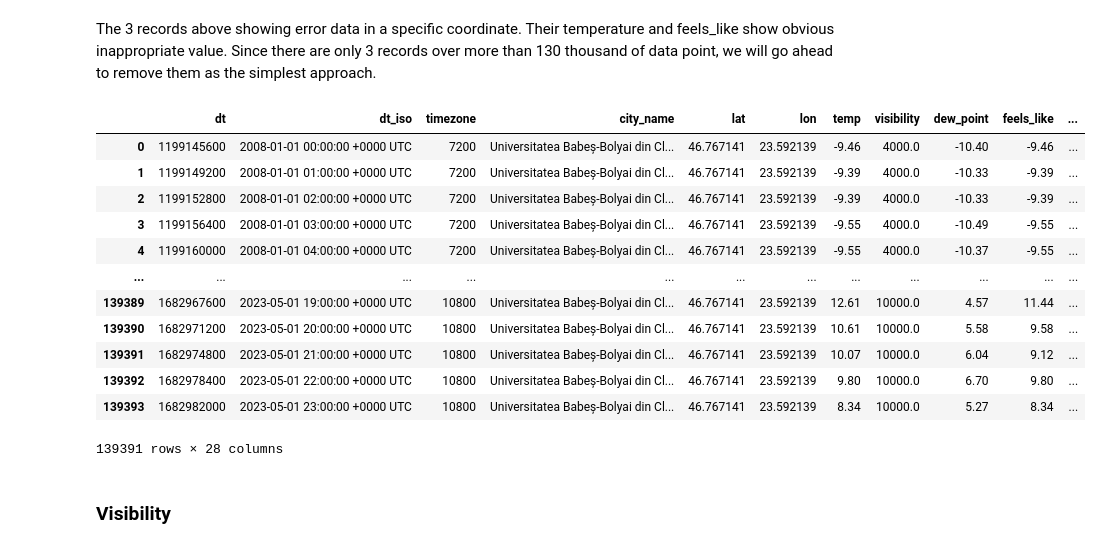
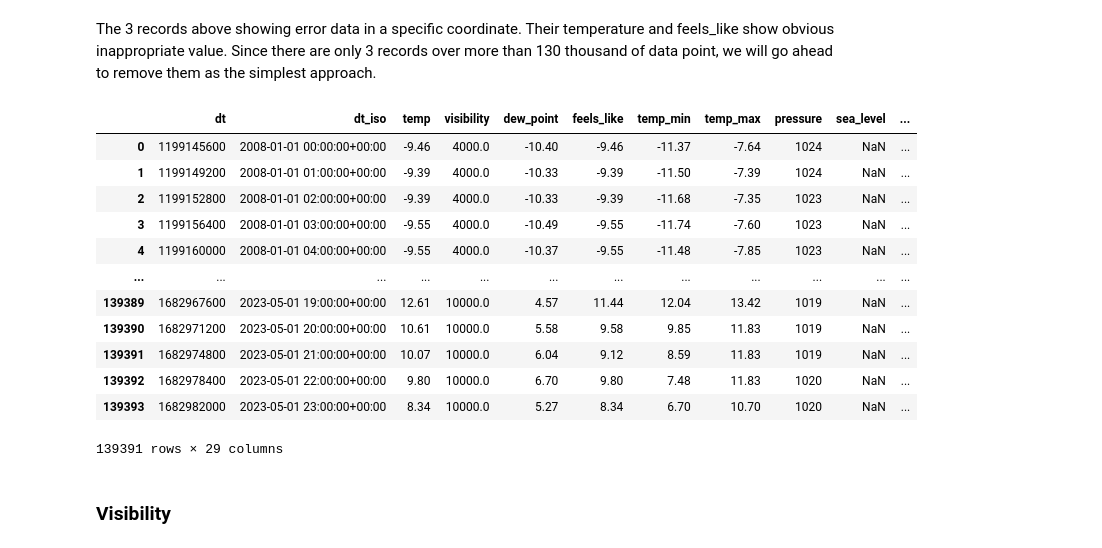
Before and after one commit to annvnt/tum-pads-weatherforcasting, a Jupyter notebook: main.ipynb, the cells around one changed output. Drawn from its saved outputs; the diff is of its cells as text; code cells hidden in the pictures.

```diff
--- a/main.ipynb
+++ b/main.ipynb
@@ -418,7 +418,7 @@ Unique values of lon are [23.592139]
 # %% [markdown]
 Except for the timezones, since Cluj-Napoca shifts time in Summer (Daylight saving time). We will, however, remove the others columns that are not necessary.
 # %%
-cleaned_df = df.drop(df.columns[2:6], axis=1).copy()
+cleaned_df = cleaned_df.drop(df.columns[2:6], axis=1).copy()
 cleaned_df
 # %% [output]
 |  | dt | dt_iso | temp | visibility | dew_point | feels_like | temp_min | temp_max | pressure | sea_level | ... |
@@ -474,22 +474,22 @@ outliers
 # %% [markdown]
 The 3 records above showing error data in a specific coordinate. Their temperature and feels_like show obvious inappropriate value. Since there are only 3 records over more than 130 thousand of data point, we will go ahead to remove them as the simplest approach.
 # %%
-cleaned_df = df.drop(outliers.index).copy()
+cleaned_df = cleaned_df.drop(outliers.index).copy()
 cleaned_df
 # %% [output]
-|  | dt | dt_iso | timezone | city_name | lat | lon | temp | visibility | dew_point | feels_like | ... |
-| 0 | 1199145600 | 2008-01-01 00:00:00 +0000 UTC | 7200 | Universitatea Babeș-Bolyai din Cl... | 46.767141 | 23.592139 | -9.46 | 4000.0 | -10.40 | -9.46 | ... |
-| 1 | 1199149200 | 2008-01-01 01:00:00 +0000 UTC | 7200 | Universitatea Babeș-Bolyai din Cl... | 46.767141 | 23.592139 | -9.39 | 4000.0 | -10.33 | -9.39 | ... |
-| 2 | 1199152800 | 2008-01-01 02:00:00 +0000 UTC | 7200 | Universitatea Babeș-Bolyai din Cl... | 46.767141 | 23.592139 | -9.39 | 4000.0 | -10.33 | -9.39 | ... |
-| 3 | 1199156400 | 2008-01-01 03:00:00 +0000 UTC | 7200 | Universitatea Babeș-Bolyai din Cl... | 46.767141 | 23.592139 | -9.55 | 4000.0 | -10.49 | -9.55 | ... |
-| 4 | 1199160000 | 2008-01-01 04:00:00 +0000 UTC | 7200 | Universitatea Babeș-Bolyai din Cl... | 46.767141 | 23.592139 | -9.55 | 4000.0 | -10.37 | -9.55 | ... |
+|  | dt | dt_iso | temp | visibility | dew_point | feels_like | temp_min | temp_max | pressure | sea_level | ... |
+| 0 | 1199145600 | 2008-01-01 00:00:00+00:00 | -9.46 | 4000.0 | -10.40 | -9.46 | -11.37 | -7.64 | 1024 | NaN | ... |
+| 1 | 1199149200 | 2008-01-01 01:00:00+00:00 | -9.39 | 4000.0 | -10.33 | -9.39 | -11.50 | -7.39 | 1024 | NaN | ... |
+| 2 | 1199152800 | 2008-01-01 02:00:00+00:00 | -9.39 | 4000.0 | -10.33 | -9.39 | -11.68 | -7.35 | 1023 | NaN | ... |
+| 3 | 1199156400 | 2008-01-01 03:00:00+00:00 | -9.55 | 4000.0 | -10.49 | -9.55 | -11.74 | -7.60 | 1023 | NaN | ... |
+| 4 | 1199160000 | 2008-01-01 04:00:00+00:00 | -9.55 | 4000.0 | -10.37 | -9.55 | -11.48 | -7.85 | 1023 | NaN | ... |
 | ... | ... | ... | ... | ... | ... | ... | ... | ... | ... | ... | ... |
-| 139389 | 1682967600 | 2023-05-01 19:00:00 +0000 UTC | 10800 | Universitatea Babeș-Bolyai din Cl... | 46.767141 | 23.592139 | 12.61 | 10000.0 | 4.57 | 11.44 | ... |
-| 139390 | 1682971200 | 2023-05-01 20:00:00 +0000 UTC | 10800 | Universitatea Babeș-Bolyai din Cl... | 46.767141 | 23.592139 | 10.61 | 10000.0 | 5.58 | 9.58 | ... |
-| 139391 | 1682974800 | 2023-05-01 21:00:00 +0000 UTC | 10800 | Universitatea Babeș-Bolyai din Cl... | 46.767141 | 23.592139 | 10.07 | 10000.0 | 6.04 | 9.12 | ... |
-| 139392 | 1682978400 | 2023-05-01 22:00:00 +0000 UTC | 10800 | Universitatea Babeș-Bolyai din Cl... | 46.767141 | 23.592139 | 9.80 | 10000.0 | 6.70 | 9.80 | ... |
-| 139393 | 1682982000 | 2023-05-01 23:00:00 +0000 UTC | 10800 | Universitatea Babeș-Bolyai din Cl... | 46.767141 | 23.592139 | 8.34 | 10000.0 | 5.27 | 8.34 | ... |
+| 139389 | 1682967600 | 2023-05-01 19:00:00+00:00 | 12.61 | 10000.0 | 4.57 | 11.44 | 12.04 | 13.42 | 1019 | NaN | ... |
+| 139390 | 1682971200 | 2023-05-01 20:00:00+00:00 | 10.61 | 10000.0 | 5.58 | 9.58 | 9.85 | 11.83 | 1019 | NaN | ... |
+| 139391 | 1682974800 | 2023-05-01 21:00:00+00:00 | 10.07 | 10000.0 | 6.04 | 9.12 | 8.59 | 11.83 | 1019 | NaN | ... |
+| 139392 | 1682978400 | 2023-05-01 22:00:00+00:00 | 9.80 | 10000.0 | 6.70 | 9.80 | 7.48 | 11.83 | 1020 | NaN | ... |
+| 139393 | 1682982000 | 2023-05-01 23:00:00+00:00 | 8.34 | 10000.0 | 5.27 | 8.34 | 6.70 | 10.70 | 1020 | NaN | ... |
-139391 rows × 28 columns
+139391 rows × 29 columns
 # %% [markdown]
 ### Visibility
 # %% [markdown]
```
Also changed, not shown: parts of 40 cells of this notebook.
